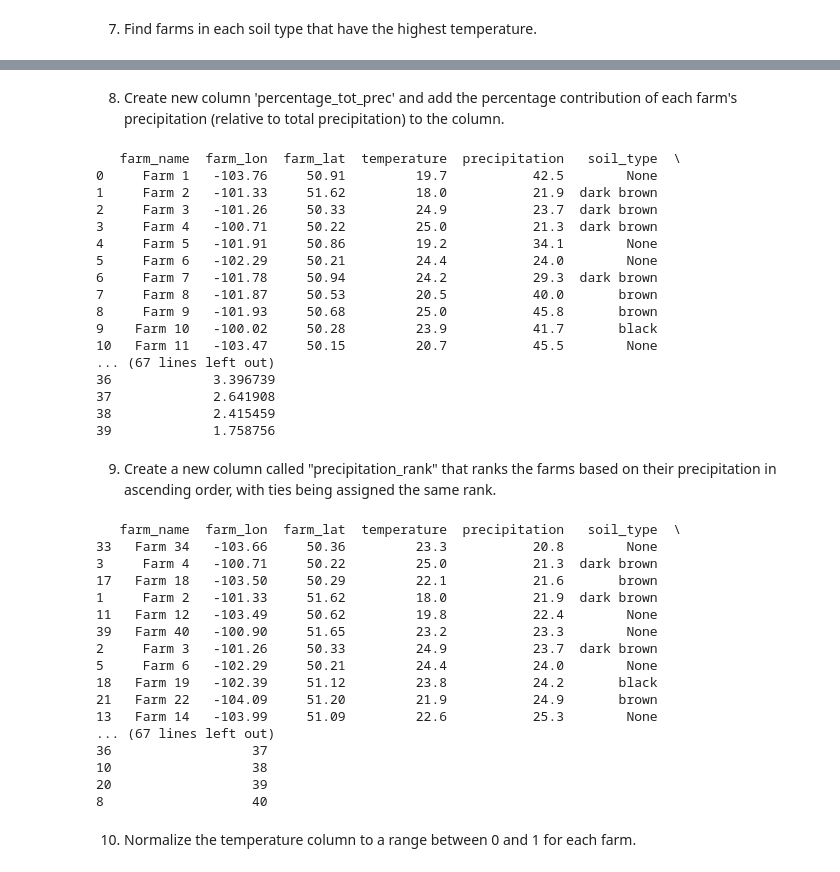
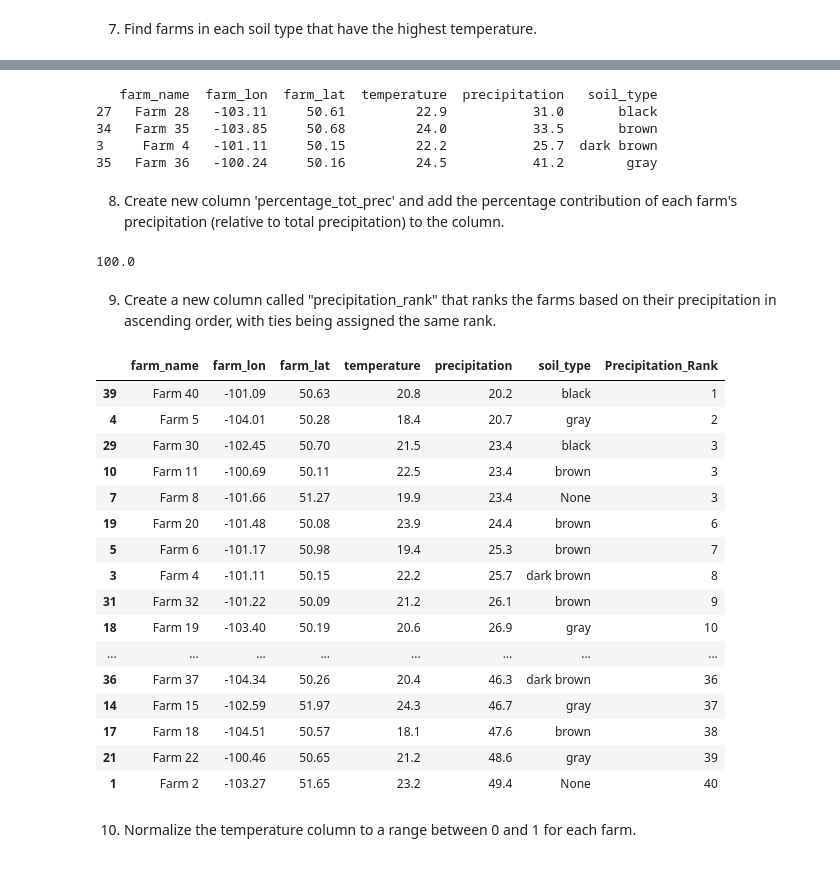
Before and after one commit to MithunMPK/PythonAssignments, a Jupyter notebook: Assinment_3.ipynb, the cells around one changed output, grey strips where cells are left out. Saved outputs shown, nothing was run; the diff lists cells and outputs as text; code cells hidden in the pictures.

```diff
--- a/Assinment_3.ipynb
+++ b/Assinment_3.ipynb
@@ -450,3 +397,13 @@ Index: []
+# %%
+## Your code here down
+print(df.iloc[df.groupby(['soil_type'])['temperature'].idxmax()])
+## Your code here up
+# %% [output]
+   farm_name  farm_lon  farm_lat  temperature  precipitation   soil_type
+27   Farm 28   -103.11     50.61         22.9           31.0       black
+34   Farm 35   -103.85     50.68         24.0           33.5       brown
+3     Farm 4   -101.11     50.15         22.2           25.7  dark brown
+35   Farm 36   -100.24     50.16         24.5           41.2        gray
 # %% [markdown]
 8. Create new column 'percentage_tot_prec' and add the percentage contribution of each farm's precipitation (relative to total precipitation) to the column.
 # %%
@@ -454,54 +411,41 @@ Index: []
 tot_prec = df['precipitation'].sum()
 df_tot_prec = df.copy()
 df_tot_prec['percentage_tot_prec'] = (df['precipitation'] / tot_prec) * 100
-print(df_tot_prec)
+df_tot_prec
+
+##print(df_tot_prec['percentage_tot_prec'].sum())
+
 ## Your code here up
 # %% [output]
-   farm_name  farm_lon  farm_lat  temperature  precipitation   soil_type  \
-0     Farm 1   -103.76     50.91         19.7           42.5        None
-1     Farm 2   -101.33     51.62         18.0           21.9  dark brown
-2     Farm 3   -101.26     50.33         24.9           23.7  dark brown
-3     Farm 4   -100.71     50.22         25.0           21.3  dark brown
-4     Farm 5   -101.91     50.86         19.2           34.1        None
-5     Farm 6   -102.29     50.21         24.4           24.0        None
-6     Farm 7   -101.78     50.94         24.2           29.3  dark brown
-7     Farm 8   -101.87     50.53         20.5           40.0       brown
-8     Farm 9   -101.93     50.68         25.0           45.8       brown
-9    Farm 10   -100.02     50.28         23.9           41.7       black
-10   Farm 11   -103.47     50.15         20.7           45.5        None
-... (67 lines left out)
-36             3.396739
-37             2.641908
-38             2.415459
-39             1.758756
+100.0
 # %% [markdown]
 9. Create a new column called "precipitation_rank" that ranks the farms based on their precipitation in ascending order, with ties being assigned the same rank.
 # %%
 ## Your code here down
 
 df_prec_rank = df.copy()
-df_prec_rank['Precipitation_Rank'] = df_prec_rank['precipitation'].rank(ascending=True).astype(int)
-print(df_prec_rank.sort_values(by=['Precipitation_Rank'], ascending=True))
+df_prec_rank['Precipitation_Rank'] = df_prec_rank['precipitation'].rank(ascending=True, method='min').astype(int)
+df_prec_rank.sort_values(by=['Precipitation_Rank'], ascending=True)
 
 ## Your code here up
 # %% [output]
-   farm_name  farm_lon  farm_lat  temperature  precipitation   soil_type  \
-33   Farm 34   -103.66     50.36         23.3           20.8        None
-3     Farm 4   -100.71     50.22         25.0           21.3  dark brown
-17   Farm 18   -103.50     50.29         22.1           21.6       brown
-1     Farm 2   -101.33     51.62         18.0           21.9  dark brown
-11   Farm 12   -103.49     50.62         19.8           22.4        None
-39   Farm 40   -100.90     51.65         23.2           23.3        None
-2     Farm 3   -101.26     50.33         24.9           23.7  dark brown
-5     Farm 6   -102.29     50.21         24.4           24.0        None
-18   Farm 19   -102.39     51.12         23.8           24.2       black
-21   Farm 22   -104.09     51.20         21.9           24.9       brown
-13   Farm 14   -103.99     51.09         22.6           25.3        None
-... (67 lines left out)
-36                  37
-10                  38
-20                  39
-8                   40
+|  | farm_name | farm_lon | farm_lat | temperature | precipitation | soil_type | Precipitation_Rank |
+| 39 | Farm 40 | -101.09 | 50.63 | 20.8 | 20.2 | black | 1 |
+| 4 | Farm 5 | -104.01 | 50.28 | 18.4 | 20.7 | gray | 2 |
+| 29 | Farm 30 | -102.45 | 50.70 | 21.5 | 23.4 | black | 3 |
+| 10 | Farm 11 | -100.69 | 50.11 | 22.5 | 23.4 | brown | 3 |
+| 7 | Farm 8 | -101.66 | 51.27 | 19.9 | 23.4 | None | 3 |
+| 19 | Farm 20 | -101.48 | 50.08 | 23.9 | 24.4 | brown | 6 |
+| 5 | Farm 6 | -101.17 | 50.98 | 19.4 | 25.3 | brown | 7 |
+| 3 | Farm 4 | -101.11 | 50.15 | 22.2 | 25.7 | dark brown | 8 |
+| 31 | Farm 32 | -101.22 | 50.09 | 21.2 | 26.1 | brown | 9 |
+| 18 | Farm 19 | -103.40 | 50.19 | 20.6 | 26.9 | gray | 10 |
+| ... | ... | ... | ... | ... | ... | ... | ... |
+| 36 | Farm 37 | -104.34 | 50.26 | 20.4 | 46.3 | dark brown | 36 |
+| 14 | Farm 15 | -102.59 | 51.97 | 24.3 | 46.7 | gray | 37 |
+| 17 | Farm 18 | -104.51 | 50.57 | 18.1 | 47.6 | brown | 38 |
+| 21 | Farm 22 | -100.46 | 50.65 | 21.2 | 48.6 | gray | 39 |
+| 1 | Farm 2 | -103.27 | 51.65 | 23.2 | 49.4 | None | 40 |
 # %% [markdown]
 10. Normalize the temperature column to a range between 0 and 1 for each farm.
 # %%
```
Also changed, not shown: parts of 4 cells of this notebook.
